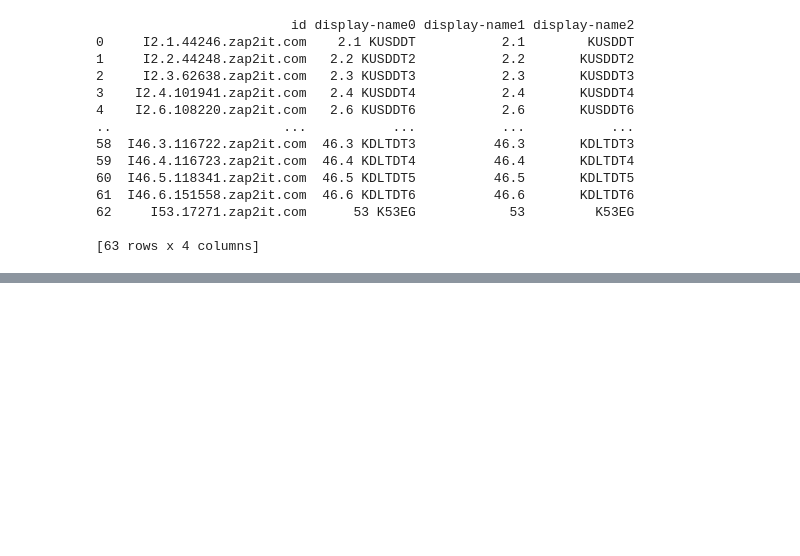
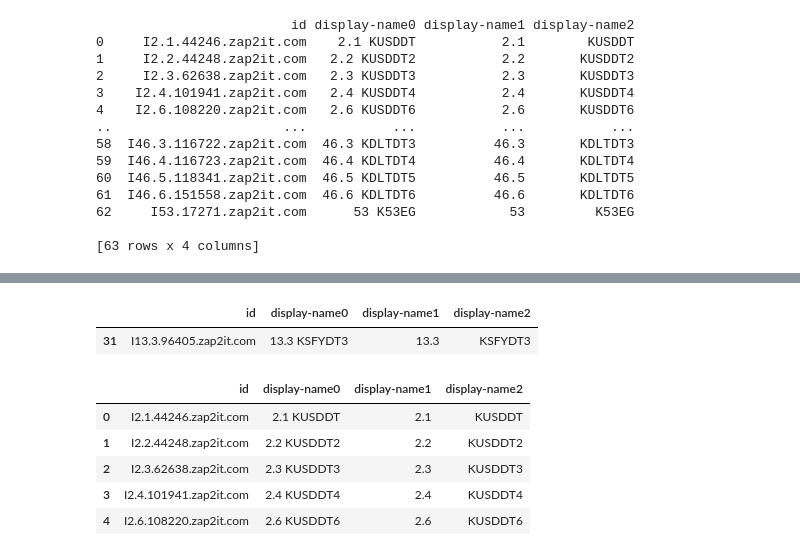
Before and after one commit to tonybutzer/dvr1, a Jupyter notebook: 8_study/tv_guide/explore_tv_xml.ipynb, the cells around one changed output, grey strips where cells are left out. Cells and saved outputs as stored; diff of their text form; code cells hidden in the pictures; blank space fills up the shorter version.

```diff
--- a/8_study/tv_guide/explore_tv_xml.ipynb
+++ b/8_study/tv_guide/explore_tv_xml.ipynb
@@ -129,0 +130,14 @@ df[df['display-name1'] == 2.2]
+# %%
+fdf
+# %% [output]
+|  | id | display-name0 | display-name1 | display-name2 |
+| 31 | I13.3.96405.zap2it.com | 13.3 KSFYDT3 | 13.3 | KSFYDT3 |
+# %%
+df.head()
+# %% [output]
+|  | id | display-name0 | display-name1 | display-name2 |
+| 0 | I2.1.44246.zap2it.com | 2.1 KUSDDT | 2.1 | KUSDDT |
+| 1 | I2.2.44248.zap2it.com | 2.2 KUSDDT2 | 2.2 | KUSDDT2 |
+| 2 | I2.3.62638.zap2it.com | 2.3 KUSDDT3 | 2.3 | KUSDDT3 |
+| 3 | I2.4.101941.zap2it.com | 2.4 KUSDDT4 | 2.4 | KUSDDT4 |
+| 4 | I2.6.108220.zap2it.com | 2.6 KUSDDT6 | 2.6 | KUSDDT6 |
```
Also changed, not shown: parts of 23 cells of this notebook.
